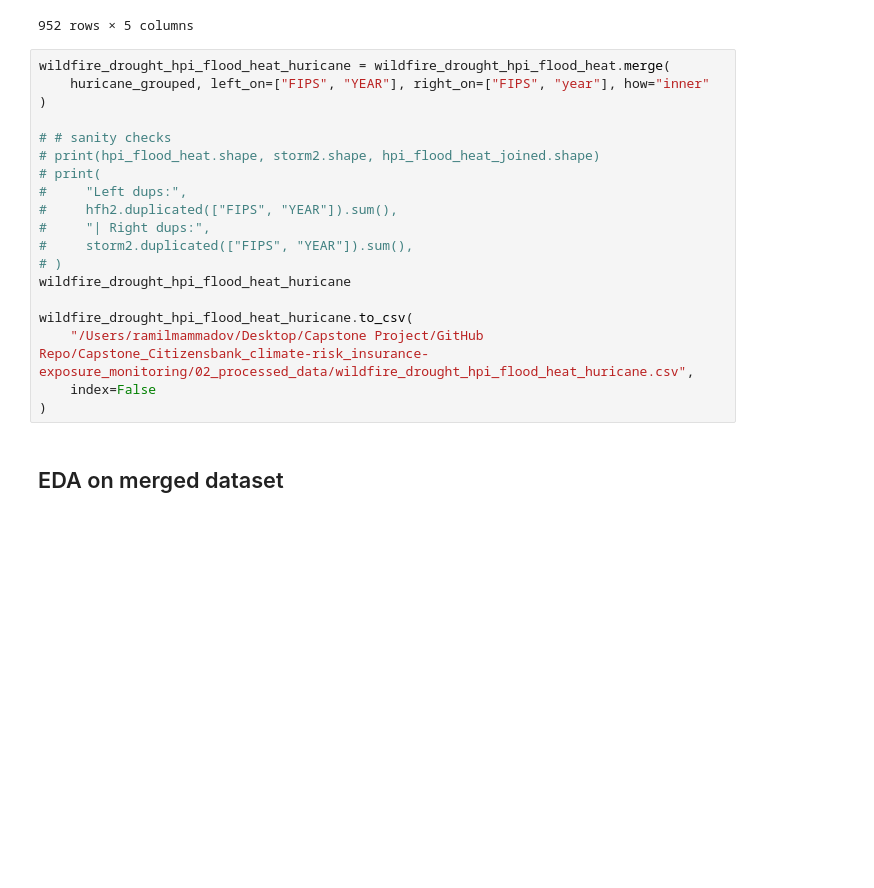
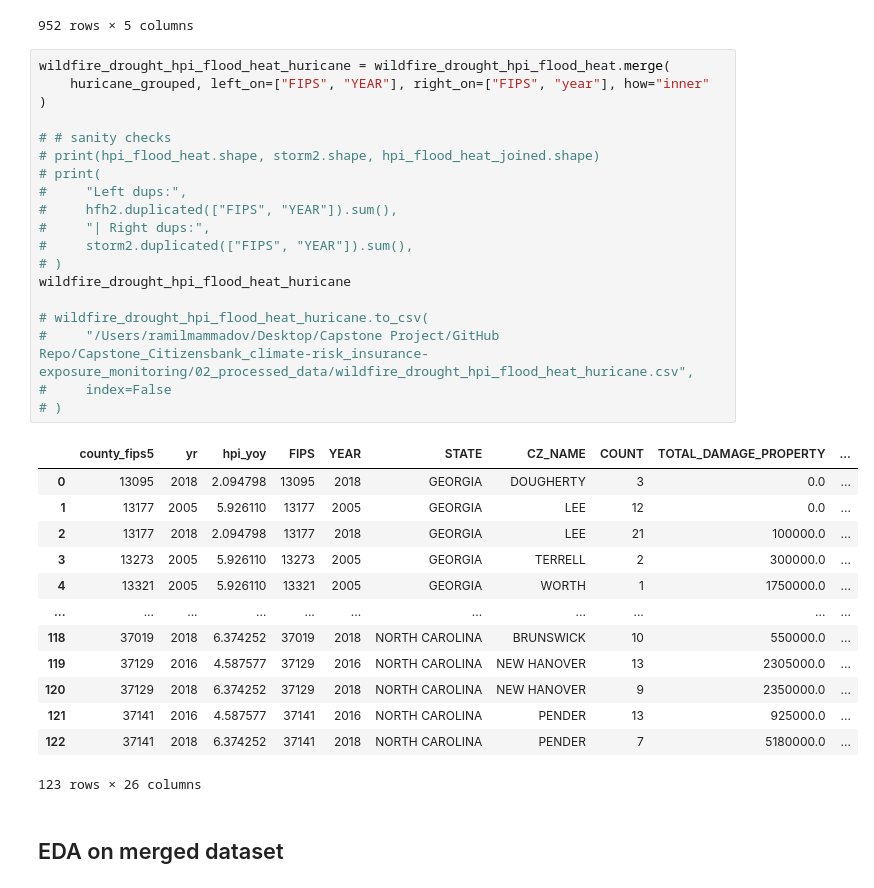
Before and after one commit to Ramil-cyber/Capstone_Citizensbank_climate-risk_insurance-exposure_monitoring, a Jupyter notebook: 03_code/data_exploration/datasets_join_v2.ipynb, the cells around one changed output. Drawn from its saved outputs; the diff is of its cells as text; blank space fills up the shorter version.

```diff
--- a/03_code/data_exploration/datasets_join_v2.ipynb
+++ b/03_code/data_exploration/datasets_join_v2.ipynb
@@ -310,22 +321,36 @@ huricane_grouped.sort_values(by=["FIPS", "year"])
 # %%
 wildfire_drought_hpi_flood_heat_huricane = wildfire_drought_hpi_flood_heat.merge(
     huricane_grouped, left_on=["FIPS", "YEAR"], right_on=["FIPS", "year"], how="inner"
 )
 
 # # sanity checks
 # print(hpi_flood_heat.shape, storm2.shape, hpi_flood_heat_joined.shape)
 # print(
 #     "Left dups:",
 #     hfh2.duplicated(["FIPS", "YEAR"]).sum(),
 #     "| Right dups:",
 #     storm2.duplicated(["FIPS", "YEAR"]).sum(),
 # )
 wildfire_drought_hpi_flood_heat_huricane
 
-wildfire_drought_hpi_flood_heat_huricane.to_csv(
-    "/Users/ramilmammadov/Desktop/Capstone Project/GitHub Repo/Capstone_Citizensbank_climate-risk_insurance-exposure_monitoring/02_processed_data/wildfire_drought_hpi_flood_heat_huricane.csv",
-    index=False
-)
+# wildfire_drought_hpi_flood_heat_huricane.to_csv(
+#     "/Users/ramilmammadov/Desktop/Capstone Project/GitHub Repo/Capstone_Citizensbank_climate-risk_insurance-exposure_monitoring/02_processed_data/wildfire_drought_hpi_flood_heat_huricane.csv",
+#     index=False
+# )
+# %% [output]
+|  | county_fips5 | yr | hpi_yoy | FIPS | YEAR | STATE | CZ_NAME | COUNT | TOTAL_DAMAGE_PROPERTY | ... |
+| 0 | 13095 | 2018 | 2.094798 | 13095 | 2018 | GEORGIA | DOUGHERTY | 3 | 0.0 | ... |
+| 1 | 13177 | 2005 | 5.926110 | 13177 | 2005 | GEORGIA | LEE | 12 | 0.0 | ... |
+| 2 | 13177 | 2018 | 2.094798 | 13177 | 2018 | GEORGIA | LEE | 21 | 100000.0 | ... |
+| 3 | 13273 | 2005 | 5.926110 | 13273 | 2005 | GEORGIA | TERRELL | 2 | 300000.0 | ... |
+| 4 | 13321 | 2005 | 5.926110 | 13321 | 2005 | GEORGIA | WORTH | 1 | 1750000.0 | ... |
+| ... | ... | ... | ... | ... | ... | ... | ... | ... | ... | ... |
+| 118 | 37019 | 2018 | 6.374252 | 37019 | 2018 | NORTH CAROLINA | BRUNSWICK | 10 | 550000.0 | ... |
+| 119 | 37129 | 2016 | 4.587577 | 37129 | 2016 | NORTH CAROLINA | NEW HANOVER | 13 | 2305000.0 | ... |
+| 120 | 37129 | 2018 | 6.374252 | 37129 | 2018 | NORTH CAROLINA | NEW HANOVER | 9 | 2350000.0 | ... |
+| 121 | 37141 | 2016 | 4.587577 | 37141 | 2016 | NORTH CAROLINA | PENDER | 13 | 925000.0 | ... |
+| 122 | 37141 | 2018 | 6.374252 | 37141 | 2018 | NORTH CAROLINA | PENDER | 7 | 5180000.0 | ... |
+123 rows × 26 columns
 # %% [markdown]
 ## EDA on merged dataset
 # %%
```
Also changed, not shown: parts of 1 cell of this notebook, 2 other files.
